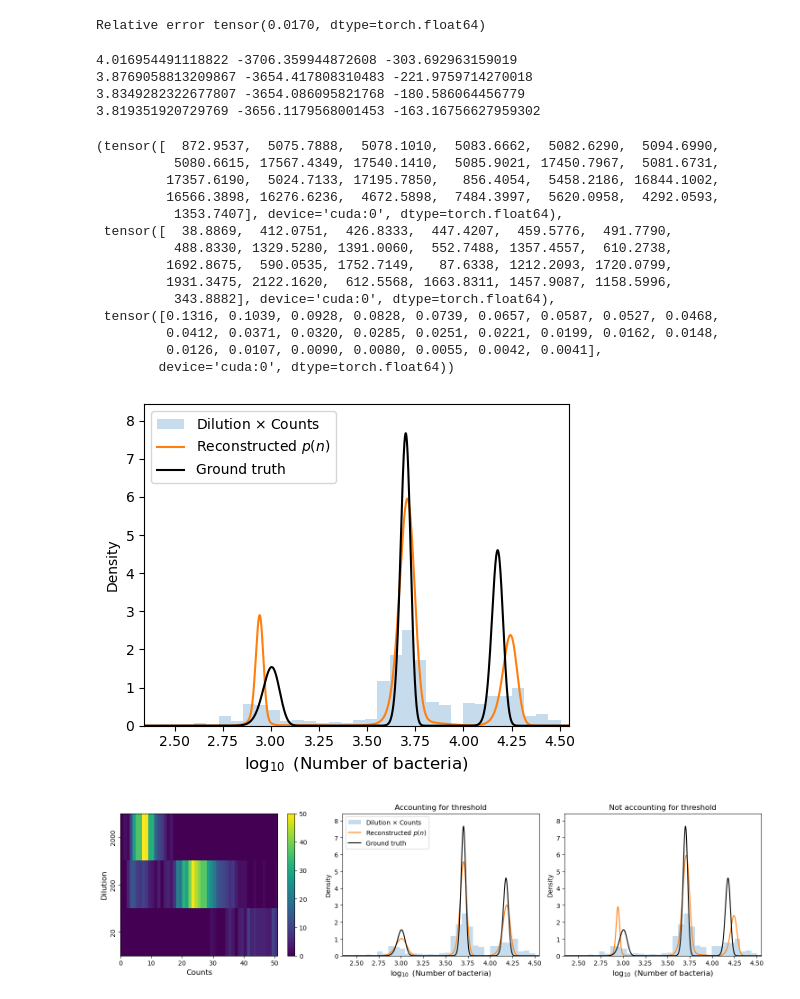
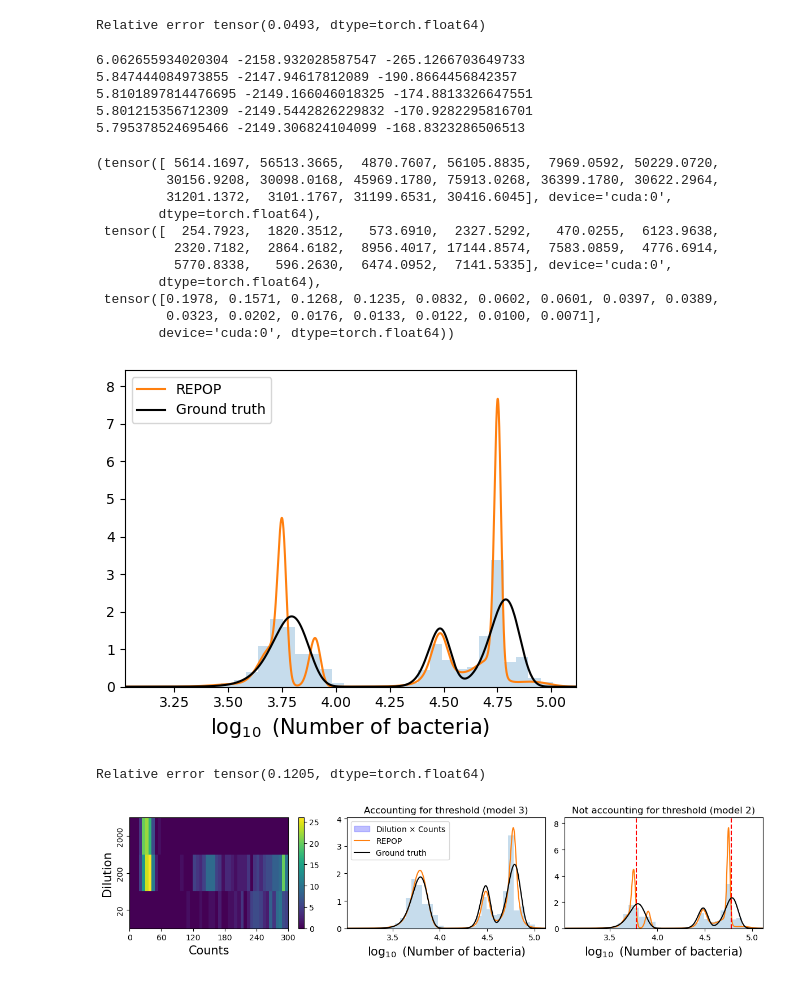
Before and after one commit to PessoaP/REPOP, a Jupyter notebook: check_synth.ipynb, the cells around one changed output. Drawn from its saved outputs; the diff is of its cells as text; code cells hidden in the pictures.

```diff
--- a/check_synth.ipynb
+++ b/check_synth.ipynb
@@ -23,8 +23,8 @@ def rel_error(data,case):
 case = cases.case2
 datapoints = 1000
 
-# case = cases.case3
-# datapoints = 400
+case = cases.case3
+datapoints = 400
 # %%
 filename = 'synth_data/synth_'+ case.name+ '.csv'
 th_gt = params2theta(torch.tensor(case.mus),
@@ -77,28 +74,26 @@ del data.lpkdil_n
 #del data
 print('Relative error', rel_error(data,case))
 # %% [output]
-Relative error tensor(0.0170, dtype=torch.float64)
+Relative error tensor(0.0493, dtype=torch.float64)
 # %%
 data_nocutoff = load_dataset(filename,Nmax=datapoints,cutoff=-1)
 data_nocutoff.evaluate(tol=1e-5)
 # %% [output]
-4.016954491118822 -3706.359944872608 -303.692963159019
-3.8769058813209867 -3654.417808310483 -221.9759714270018
-3.8349282322677807 -3654.086095821768 -180.586064456779
-3.819351920729769 -3656.1179568001453 -163.16756627959302
+6.062655934020304 -2158.932028587547 -265.1266703649733
+5.847444084973855 -2147.94617812089 -190.8664456842357
+5.8101897814476695 -2149.166046018325 -174.8813326647551
+5.801215356712309 -2149.5442826229832 -170.9282295816701
+5.795378524695466 -2149.306824104099 -168.8323286506513
-(tensor([  872.9537,  5075.7888,  5078.1010,  5083.6662,  5082.6290,  5094.6990,
-          5080.6615, 17567.4349, 17540.1410,  5085.9021, 17450.7967,  5081.6731,
-         17357.6190,  5024.7133, 17195.7850,   856.4054,  5458.2186, 16844.1002,
-         16566.3898, 16276.6236,  4672.5898,  7484.3997,  5620.0958,  4292.0593,
-          1353.7407], device='cuda:0', dtype=torch.float64),
- tensor([  38.8869,  412.0751,  426.8333,  447.4207,  459.5776,  491.7790,
-          488.8330, 1329.5280, 1391.0060,  552.7488, 1357.4557,  610.2738,
-         1692.8675,  590.0535, 1752.7149,   87.6338, 1212.2093, 1720.0799,
-         1931.3475, 2122.1620,  612.5568, 1663.8311, 1457.9087, 1158.5996,
-          343.8882], device='cuda:0', dtype=torch.float64),
- tensor([0.1316, 0.1039, 0.0928, 0.0828, 0.0739, 0.0657, 0.0587, 0.0527, 0.0468,
-         0.0412, 0.0371, 0.0320, 0.0285, 0.0251, 0.0221, 0.0199, 0.0162, 0.0148,
-         0.0126, 0.0107, 0.0090, 0.0080, 0.0055, 0.0042, 0.0041],
+(tensor([ 5614.1697, 56513.3665,  4870.7607, 56105.8835,  7969.0592, 50229.0720,
+         30156.9208, 30098.0168, 45969.1780, 75913.0268, 36399.1780, 30622.2964,
+         31201.1372,  3101.1767, 31199.6531, 30416.6045], device='cuda:0',
+        dtype=torch.float64),
+ tensor([  254.7923,  1820.3512,   573.6910,  2327.5292,   470.0255,  6123.9638,
+          2320.7182,  2864.6182,  8956.4017, 17144.8574,  7583.0859,  4776.6914,
+          5770.8338,   596.2630,  6474.0952,  7141.5335], device='cuda:0',
+        dtype=torch.float64),
+ tensor([0.1978, 0.1571, 0.1268, 0.1235, 0.0832, 0.0602, 0.0601, 0.0397, 0.0389,
+         0.0323, 0.0202, 0.0176, 0.0133, 0.0122, 0.0100, 0.0071],
         device='cuda:0', dtype=torch.float64))
 # %%
 fig,ax = plt.subplots(1,figsize=(5,4))
@@ -107,16 +102,26 @@ plt.tight_layout()
 plt.legend()
 fig.savefig('graphs/synth/fig3c',dpi=500)
 # %% [output]
-[figure, old version]
+[figure, new version]
+# %%
+print('Relative error', rel_error(data_nocutoff,case))
+# %% [output]
+Relative error tensor(0.1205, dtype=torch.float64)
 # %%
-fig,ax = plt.subplots(1,3,figsize=(15,4))
+fig,ax = plt.subplots(1,3,figsize=(12,3))
 data.dill_imshow(ax[0],fig)
 data.log_plots(ax[1],th_gt)
-data_nocutoff.log_plots(ax[2],th_gt)
+data_nocutoff.log_plots(ax[2],th_gt,legend=False)
+
+
+ax[1].set_title('Accounting for threshold (model 3)',fontsize=12)
+ax[2].set_title('Not accounting for threshold (model 2)',fontsize=12)
+
+#legend=False
+for ct in np.log10(data.cutoff*torch.unique(data.dils).numpy()):
+    ax[2].axvline(ct,color='red',linestyle='dashed')
+
 plt.tight_layout()
-ax[1].legend()
-ax[1].set_title('Accounting for threshold',fontsize=12)
-ax[2].set_title('Not accounting for threshold',fontsize=12)
-fig.savefig('graphs/synth/'+case.name,dpi=500)
+fig.savefig('graphs/synth/'+case.name,dpi=900)
 # %% [output]
-[figure, old version]
+[figure, new version]
```
Also changed, not shown: parts of 4 cells of this notebook, 4 other files.
